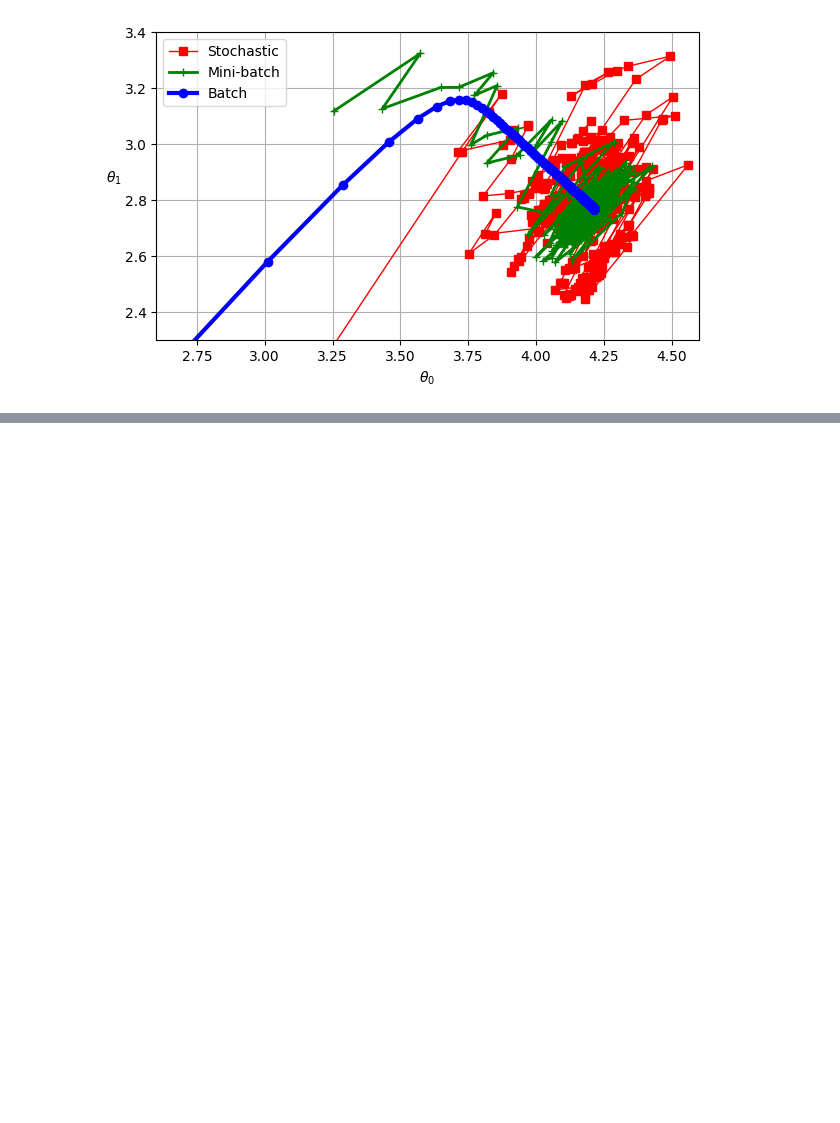
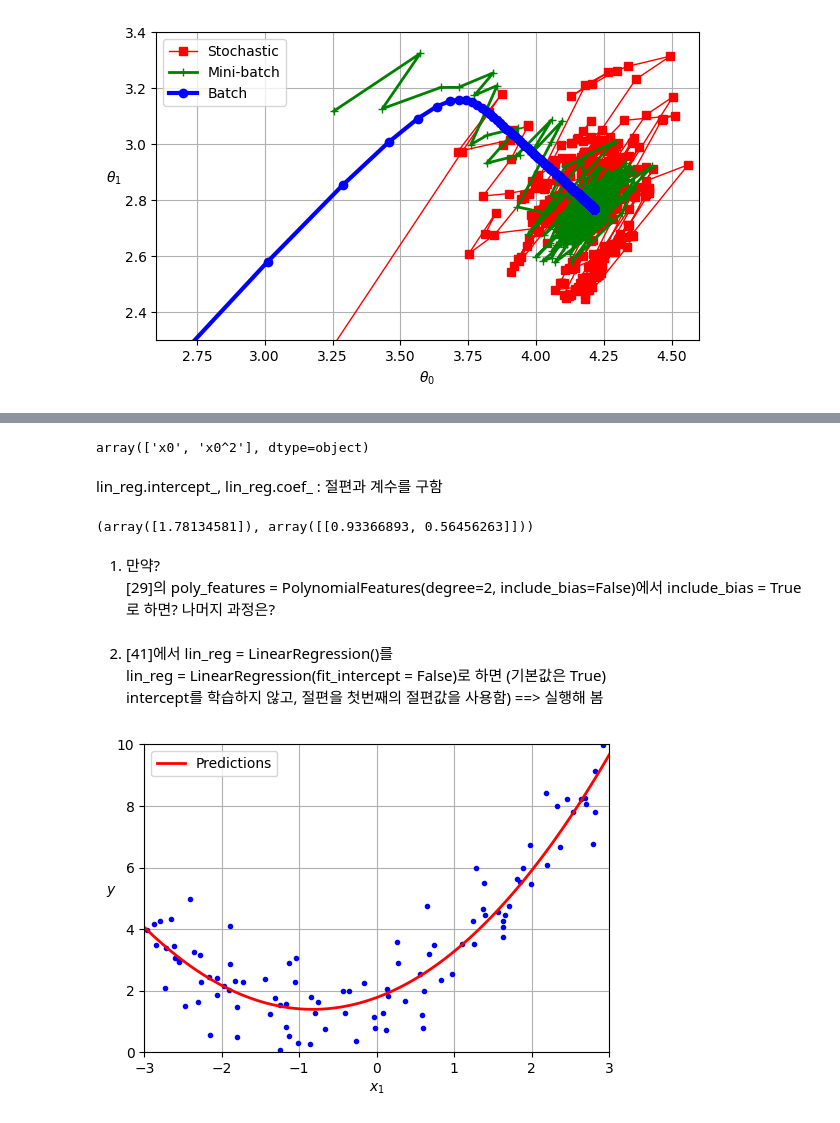
Before and after one commit to upwind1993/AI-Mechanical-Engineering, a Jupyter notebook: 0924/선형회귀(핸즈온머신러닝).ipynb, the cells around one changed output, grey strips where cells are left out. Saved outputs shown, nothing was run; the diff lists cells and outputs as text; code cells hidden in the pictures; blank space fills up the shorter version.

```diff
--- a/0924/선형회귀(핸즈온머신러닝).ipynb
+++ b/0924/선형회귀(핸즈온머신러닝).ipynb
@@ -271,0 +316,38 @@ plt.show()
+# %%
+poly_features.get_feature_names_out()
+# %% [output]
+array(['x0', 'x0^2'], dtype=object)
+# %% [markdown]
+lin_reg.intercept_, lin_reg.coef_  : 절편과 계수를 구함
+# %%
+lin_reg = LinearRegression()
+lin_reg.fit(X_poly, y)
+lin_reg.intercept_, lin_reg.coef_
+# %% [output]
+(array([1.78134581]), array([[0.93366893, 0.56456263]]))
+# %% [markdown]
+1. 만약?
+<br> [29]의 poly_features = PolynomialFeatures(degree=2, include_bias=False)에서 include_bias = True로 하면? 나머지 과정은?
+# %% [markdown]
+2. [41]에서 lin_reg = LinearRegression()를
+<br> lin_reg = LinearRegression(fit_intercept = False)로 하면 (기본값은 True)
+<br> intercept를 학습하지 않고, 절편을 첫번째의 절편값을 사용함) ==> 실행해 봄
+# %%
+# 추가 코드 - 이 셀은 그림 4-13을 생성하고 저장합니다.
+
+X_new = np.linspace(-3, 3, 100).reshape(100, 1)
+X_new_poly = poly_features.transform(X_new)
+y_new = lin_reg.predict(X_new_poly)
+
+plt.figure(figsize=(6, 4))
+plt.plot(X, y, "b.")
+plt.plot(X_new, y_new, "r-", linewidth=2, label="Predictions")
+plt.xlabel("$x_1$")
+plt.ylabel("$y$", rotation=0)
+plt.legend(loc="upper left")
+plt.axis([-3, 3, 0, 10])
+plt.grid()
+# save_fig("quadratic_predictions_plot")
+plt.show()
+# %% [output]
+[figure, added]
```
Also changed, not shown: parts of 20 cells of this notebook.
